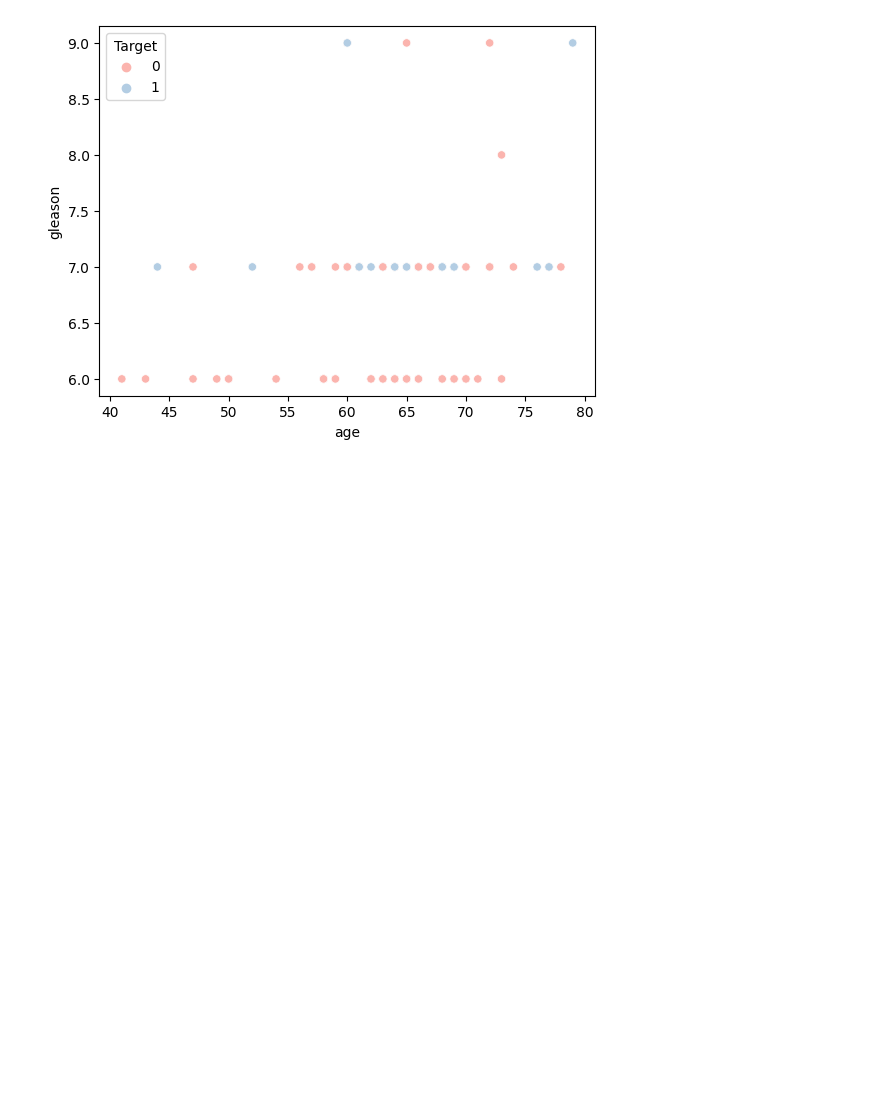
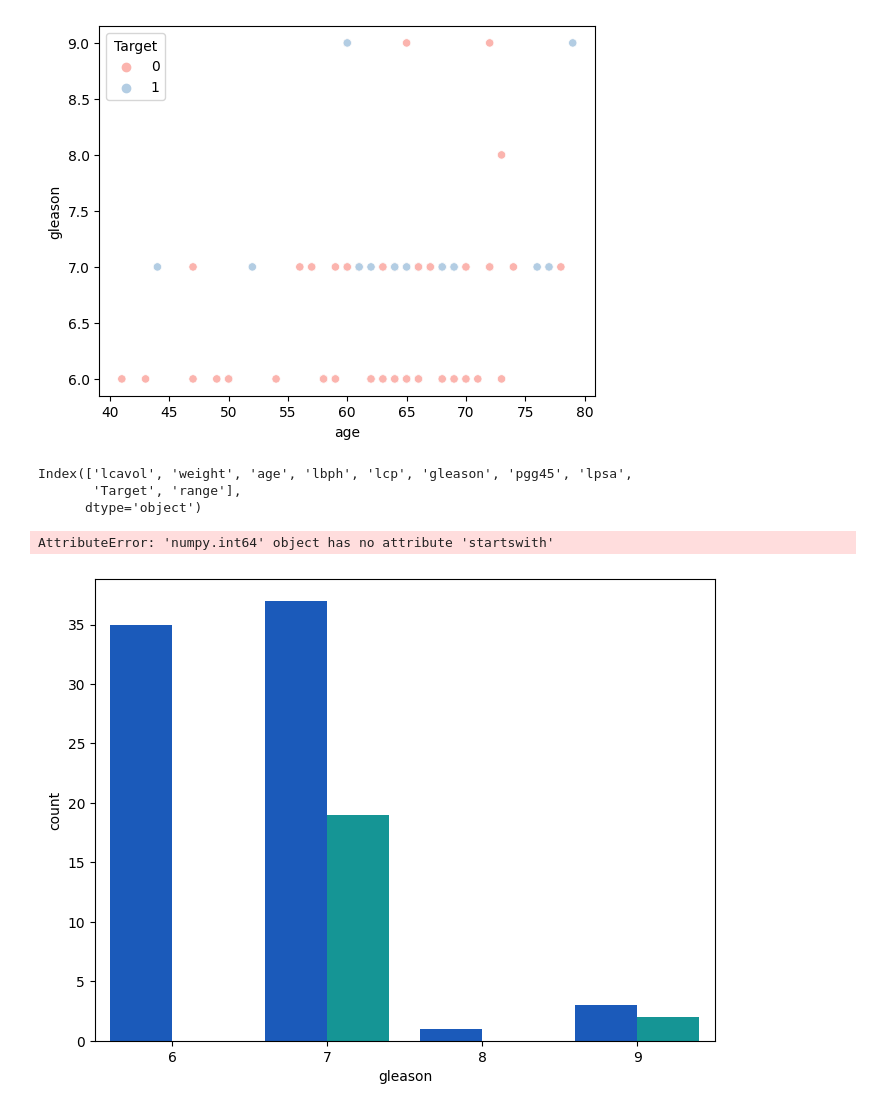
Before and after one commit to Ammon21/Prostate-Cancer-Detection, a Jupyter notebook: notebooks/EDA.ipynb, the cells around one changed output. Saved outputs shown, nothing was run; the diff lists cells and outputs as text; code cells hidden in the pictures; blank space fills up the shorter version.

```diff
--- a/notebooks/EDA.ipynb
+++ b/notebooks/EDA.ipynb
@@ -159,3 +159,16 @@ sns.scatterplot(x = df.age, y = df.gleason, hue=df.Target)
 # %% [output]
 <Axes: xlabel='age', ylabel='gleason'>
 [figure]
+# %%
+df.columns
+# %% [output]
+Index(['lcavol', 'weight', 'age', 'lbph', 'lcp', 'gleason', 'pgg45', 'lpsa',
+       'Target', 'range'],
+      dtype='object')
+# %%
+plt.figure(figsize=(8,6))
+sns.countplot(data=df , x = 'gleason', hue='Target', palette='winter')
+plt.show
+# %% [output]
+AttributeError: 'numpy.int64' object has no attribute 'startswith'
+[figure, added]
```
Also changed, not shown: 2 other files.
